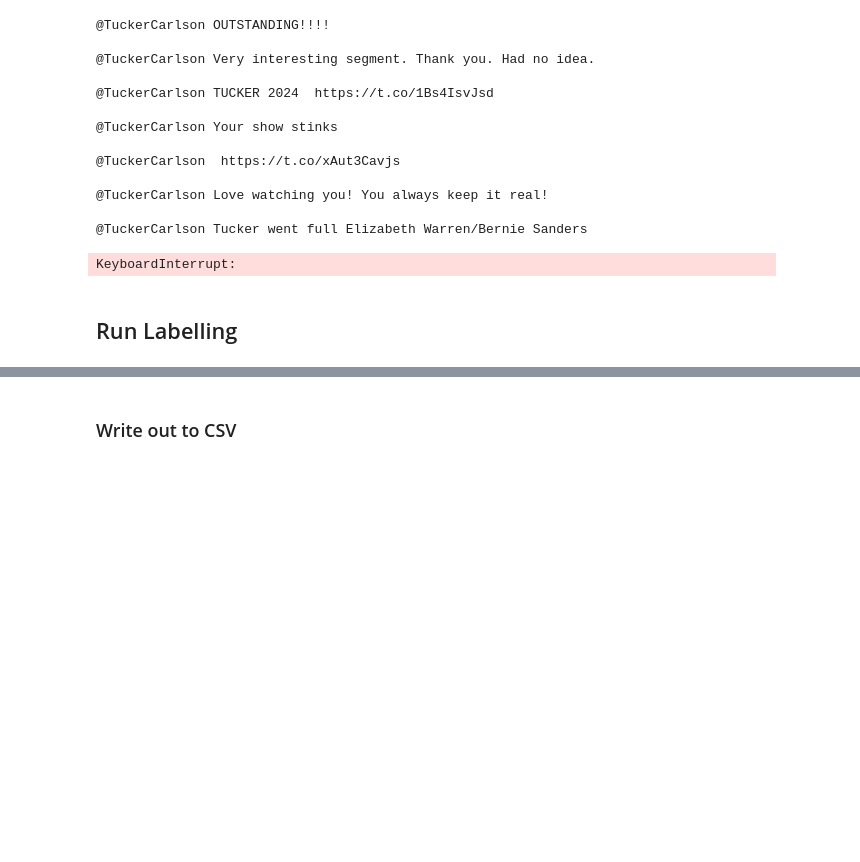
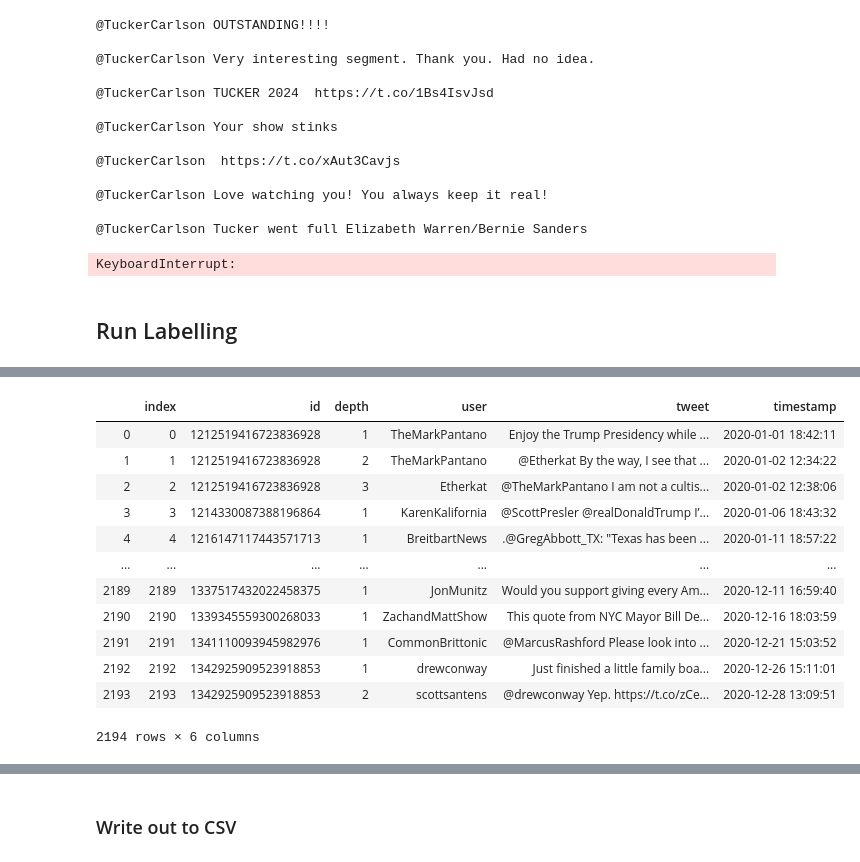
Before and after one commit to 3plzs/w266project, a Jupyter notebook: Tweet Tagger.ipynb, the cells around one changed output, grey strips where cells are left out. Drawn from its saved outputs; the diff is of its cells as text; code cells hidden in the pictures; blank space fills up the shorter version.

```diff
--- a/Tweet Tagger.ipynb
+++ b/Tweet Tagger.ipynb
@@ -195,0 +217,18 @@ KeyboardInterrupt:
+# %%
+conv1 = pd.read_excel("./API pulls with Twint/conversations4.xlsx", names=['index',"id","depth","user","tweet","timestamp"])
+# %%
+conv1
+# %% [output]
+|  | index | id | depth | user | tweet | timestamp |
+| 0 | 0 | 1212519416723836928 | 1 | TheMarkPantano | Enjoy the Trump Presidency while ... | 2020-01-01 18:42:11 |
+| 1 | 1 | 1212519416723836928 | 2 | TheMarkPantano | @Etherkat By the way, I see that ... | 2020-01-02 12:34:22 |
+| 2 | 2 | 1212519416723836928 | 3 | Etherkat | @TheMarkPantano I am not a cultis... | 2020-01-02 12:38:06 |
+| 3 | 3 | 1214330087388196864 | 1 | KarenKalifornia | @ScottPresler @realDonaldTrump I’... | 2020-01-06 18:43:32 |
+| 4 | 4 | 1216147117443571713 | 1 | BreitbartNews | .@GregAbbott_TX: "Texas has been ... | 2020-01-11 18:57:22 |
+| ... | ... | ... | ... | ... | ... | ... |
+| 2189 | 2189 | 1337517432022458375 | 1 | JonMunitz | Would you support giving every Am... | 2020-12-11 16:59:40 |
+| 2190 | 2190 | 1339345559300268033 | 1 | ZachandMattShow | This quote from NYC Mayor Bill De... | 2020-12-16 18:03:59 |
+| 2191 | 2191 | 1341110093945982976 | 1 | CommonBrittonic | @MarcusRashford Please look into ... | 2020-12-21 15:03:52 |
+| 2192 | 2192 | 1342925909523918853 | 1 | drewconway | Just finished a little family boa... | 2020-12-26 15:11:01 |
+| 2193 | 2193 | 1342925909523918853 | 2 | scottsantens | @drewconway Yep. https://t.co/zCe... | 2020-12-28 13:09:51 |
+2194 rows × 6 columns
```
Also changed, not shown: parts of 8 cells of this notebook.
